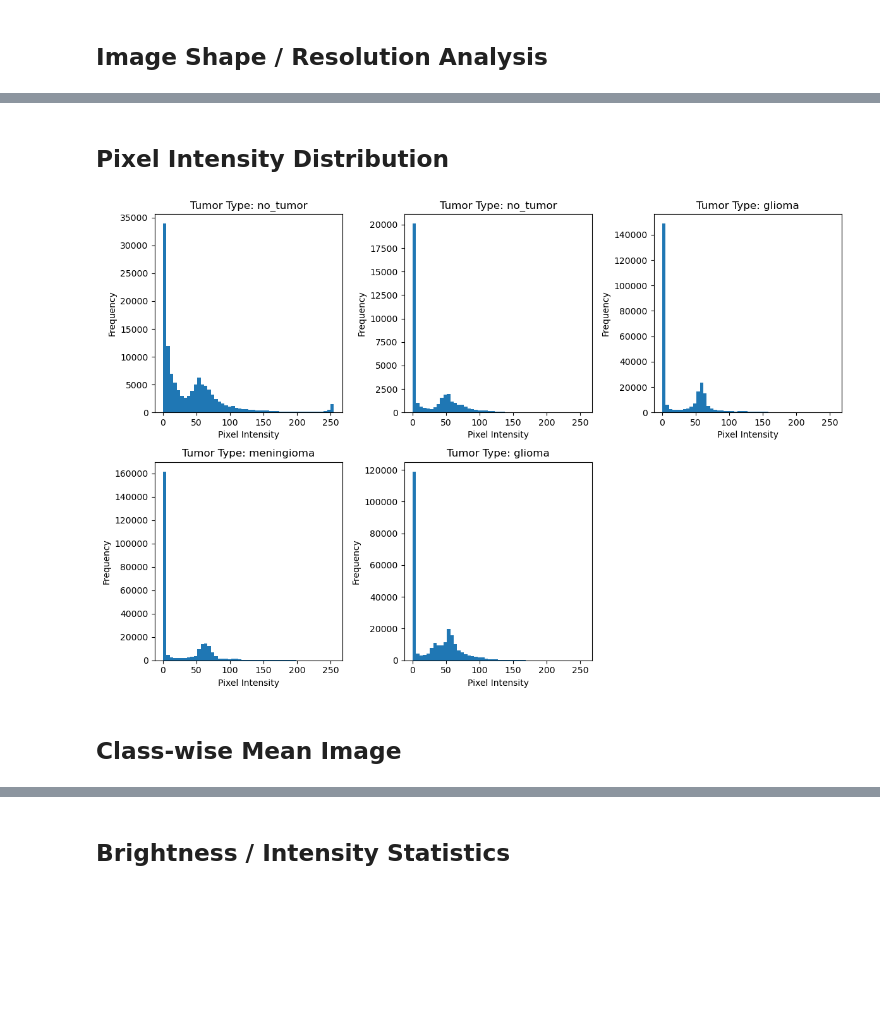
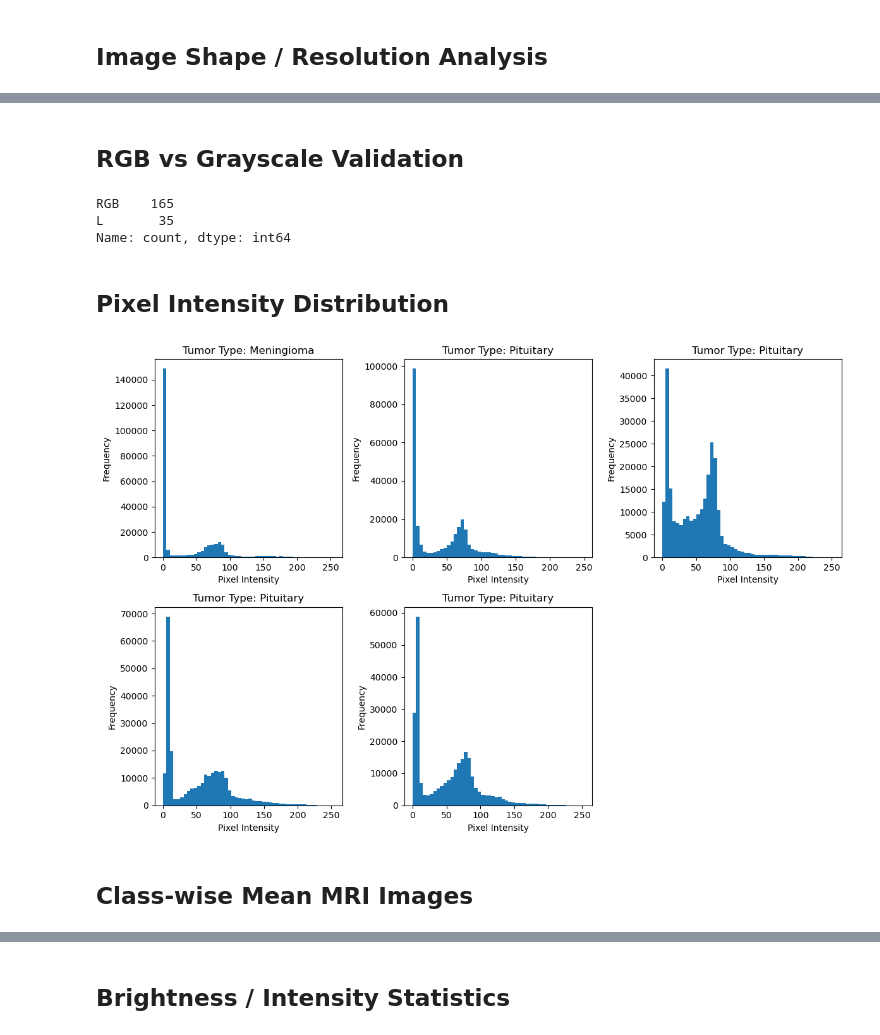
Before and after one commit to abdullahnoor2685/MRI_Based_Brain_Tumor_Detection_Using_ResNet50, a Jupyter notebook: notebooks/01_data_exploration.ipynb, the cells around one changed output, grey strips where cells are left out. Cells and saved outputs as stored; diff of their text form; code cells hidden in the pictures; blank space fills up the shorter version.

```diff
--- a/notebooks/01_data_exploration.ipynb
+++ b/notebooks/01_data_exploration.ipynb
@@ -179,14 +247,15 @@ Name: count, dtype: int64
 # %% [markdown]
 ## Image Shape / Resolution Analysis
 # %%
-from PIL import Image
-import numpy as np
-
 shapes = []
 
 for path in df["image_path"].sample(200):
+
     img = Image.open(path)
-    shapes.append(np.array(img).shape)
 
-set(shapes)
+    shapes.append(
+        np.array(img).shape
+    )
+
+print(set(shapes))
 # %% [output]
@@ -227,32 +300,52 @@ df
+# %% [markdown]
+## RGB vs Grayscale Validation
+# %%
+modes = []
+
+for path in df["image_path"].sample(200):
+
+    img = Image.open(path)
+
+    modes.append(img.mode)
+
+print(
+    pd.Series(modes).value_counts()
+)
+# %% [output]
+RGB    165
+L       35
+Name: count, dtype: int64
 # %% [markdown]
 ## Pixel Intensity Distribution
 # %%
-import numpy as np
-import matplotlib.pyplot as plt
-from PIL import Image
-
 sample_df = df.sample(5)
 
-plt.figure(figsize=(12, 8))
+plt.figure(figsize=(12,8))
 
 for i, row in enumerate(sample_df.itertuples()):
 
-    img = Image.open(row.image_path).convert("L")
+    img = Image.open(
+        row.image_path
+    ).convert("L")
+
     arr = np.array(img)
 
-    plt.subplot(2, 3, i + 1)
+    plt.subplot(2,3,i+1)
 
     plt.hist(arr.ravel(), bins=50)
 
-    plt.title(f"Tumor Type: {row.label}")
+    plt.title(
+        f"Tumor Type: {row.label.replace('_', ' ').title()}"
+    )
 
     plt.xlabel("Pixel Intensity")
+
     plt.ylabel("Frequency")
 
 plt.tight_layout()
 plt.show()
 # %% [output]
-[figure, old version]
+[figure, new version]
 # %% [markdown]
-## Class-wise Mean Image
+## Class-wise Mean MRI Images
 # %%
```
Also changed, not shown: parts of 35 cells of this notebook, 2 other files.
